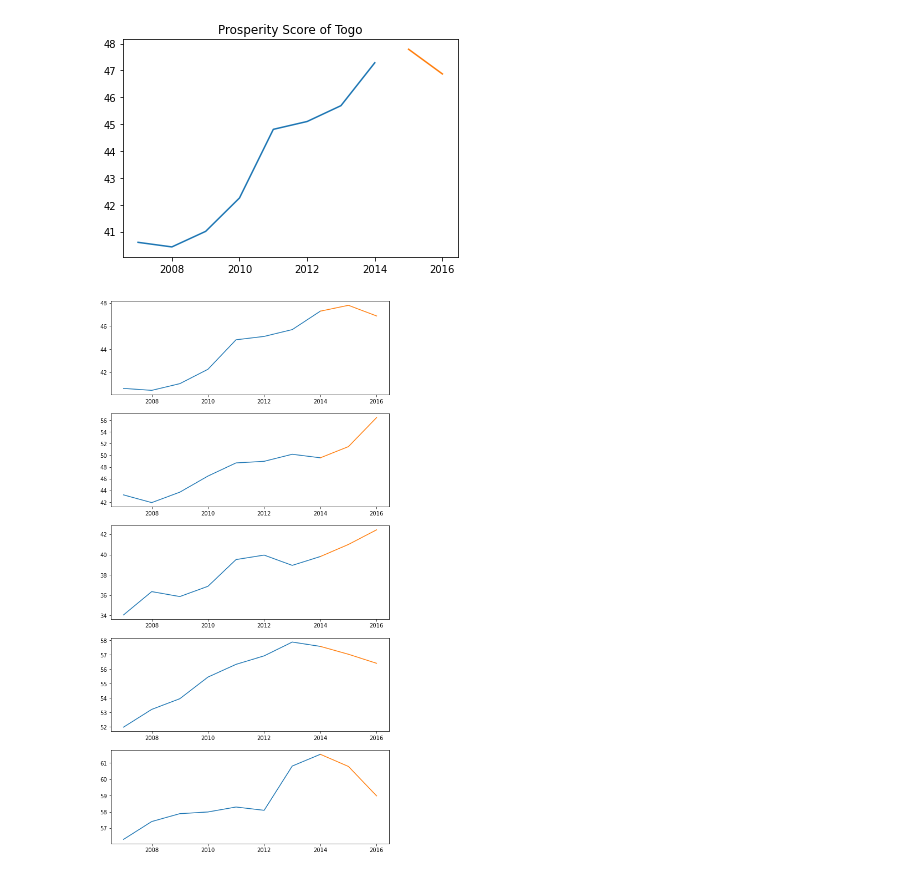
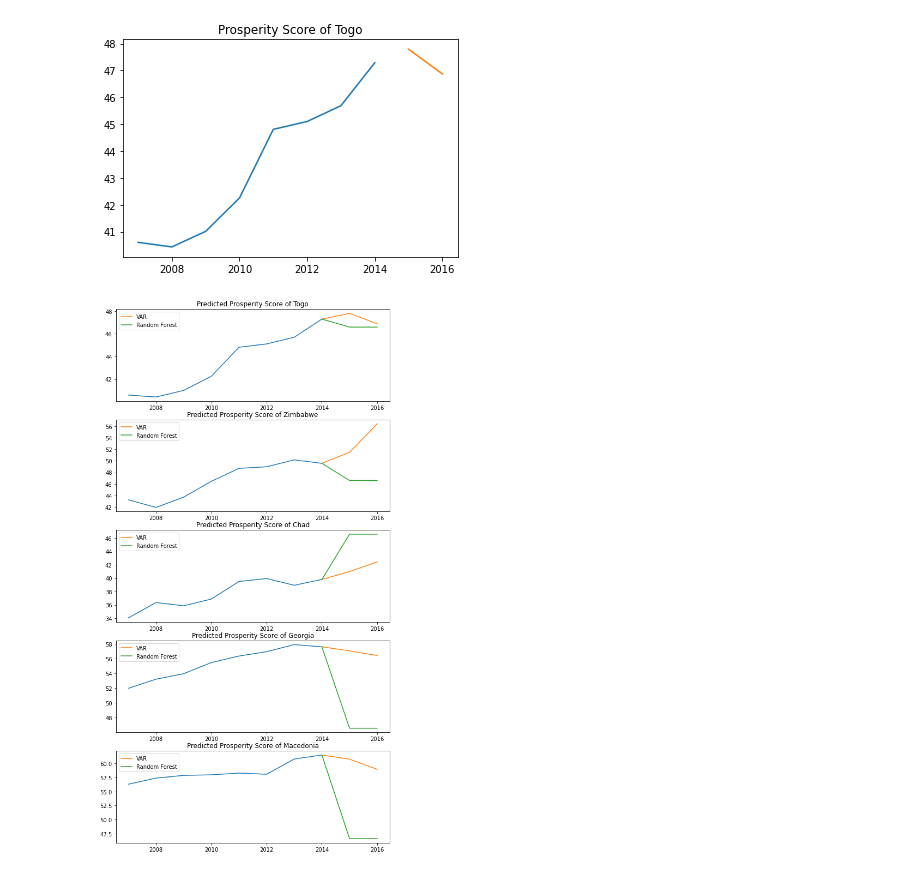
Before and after one commit to AnuragPamuru/la_tanuki, a Jupyter notebook: pillar_significance.ipynb, the cells around one changed output. Cells and saved outputs as stored; diff of their text form; code cells hidden in the pictures.

```diff
--- a/pillar_significance.ipynb
+++ b/pillar_significance.ipynb
@@ -382,35 +389,32 @@ plt.title("Prosperity Score of Togo")
 # %% [output]
 Text(0.5, 1.0, 'Prosperity Score of Togo')
 [figure]
-# %%
-fig, axes = plt.subplots(len(residual_df.columns)//3, 3, figsize=(12, 12))
-
-i = 0
-for triaxis in axes:
-    for axis in triaxis:
-        residual_df.hist(column = residual_df.columns[i], bins = 100, ax=axis)
-        i = i+1
 # %%
 fig, axes = plt.subplots(len(top_growth), figsize=(9,18))
 
 for i in range(len(top_growth)):
     country = top_growth[i]
     togo_data = score_table[score_table["country"] == country][pillars]
     togo_ser = togo_data.diff().dropna()
 
     var_model = VAR(togo_ser)
     var_model_fit = var_model.fit()
     togo_predicted = var_model_fit.forecast(var_model_fit.y,steps=2)
 
+    togo_X = raw_test[raw_test["country"] == "Togo"][feature_columns]
+    rf_pred = list(rf_regr.predict(togo_X).mean(axis=1))
+
     input_values = list(togo_data.mean(axis=1))
-    pred_values = [input_values[-1], (togo_data.iloc[-1] + togo_predicted[0]).mean(),
+    var_pred = [(togo_data.iloc[-1] + togo_predicted[0]).mean(),
     (togo_data.iloc[-1] + togo_predicted[0] + togo_predicted[1]).mean()]
 
     axes[i].plot([i for i in range(2007,2015)], input_values)
-    axes[i].plot([2014,2015,2016], pred_values)
-    # axes[i].title("Prosperity Score of {}".format(country))
+    axes[i].plot([2014,2015,2016], [input_values[-1]] + var_pred, label="VAR")
+    axes[i].plot([2014,2015,2016], [input_values[-1]] + rf_pred, label="Random Forest")
+    axes[i].legend()
+    axes[i].set_title("Predicted Prosperity Score of {}".format(country))
 # %% [output]
-[figure, old version]
+[figure, new version]
 # %% [markdown]
 <a style='text-decoration:none;line-height:16px;display:flex;color:#5B5B62;padding:10px;justify-content:end;' href='https://deepnote.com?utm_source=created-in-deepnote-cell&projectId=da4f784b-a8aa-48e9-8797-5366ef739e9c' target="_blank">
 <img alt='Created in deepnote.com' style='display:inline;max-height:16px;margin:0px;margin-right:7.5px;' src='embedded-picture-1' > </img>
```
Also changed, not shown: parts of 1 cell of this notebook, 2 other files.
